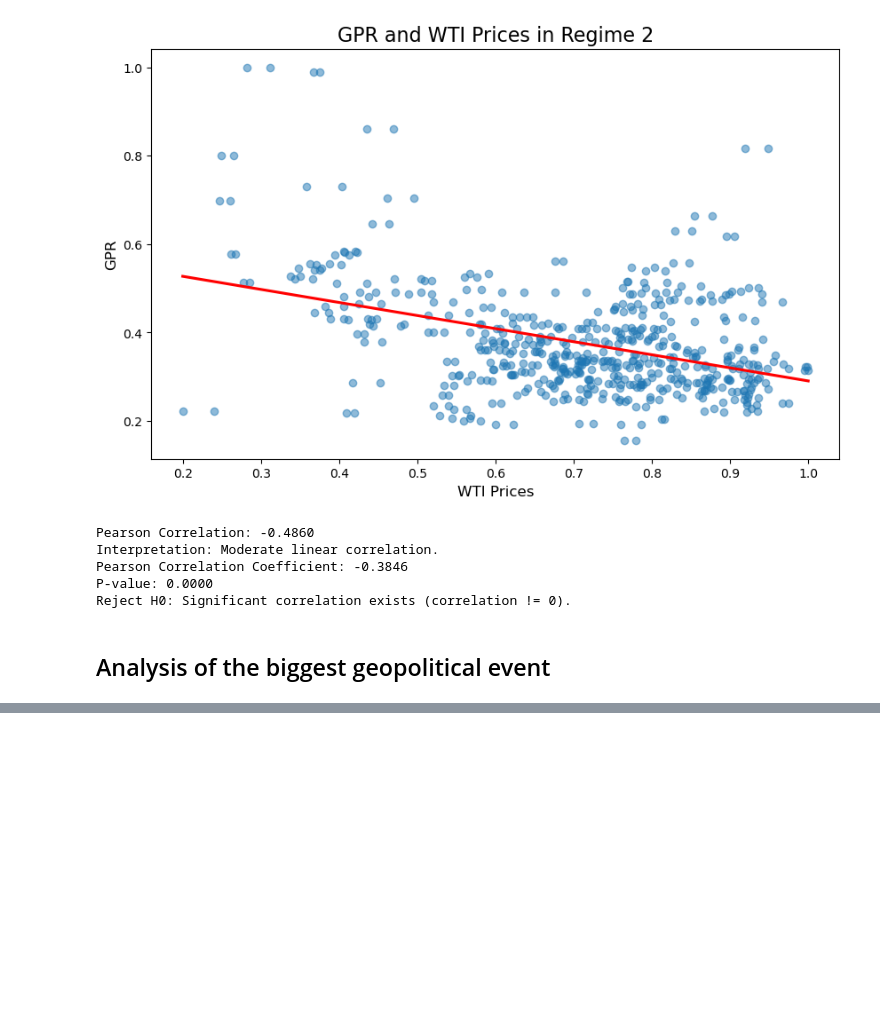
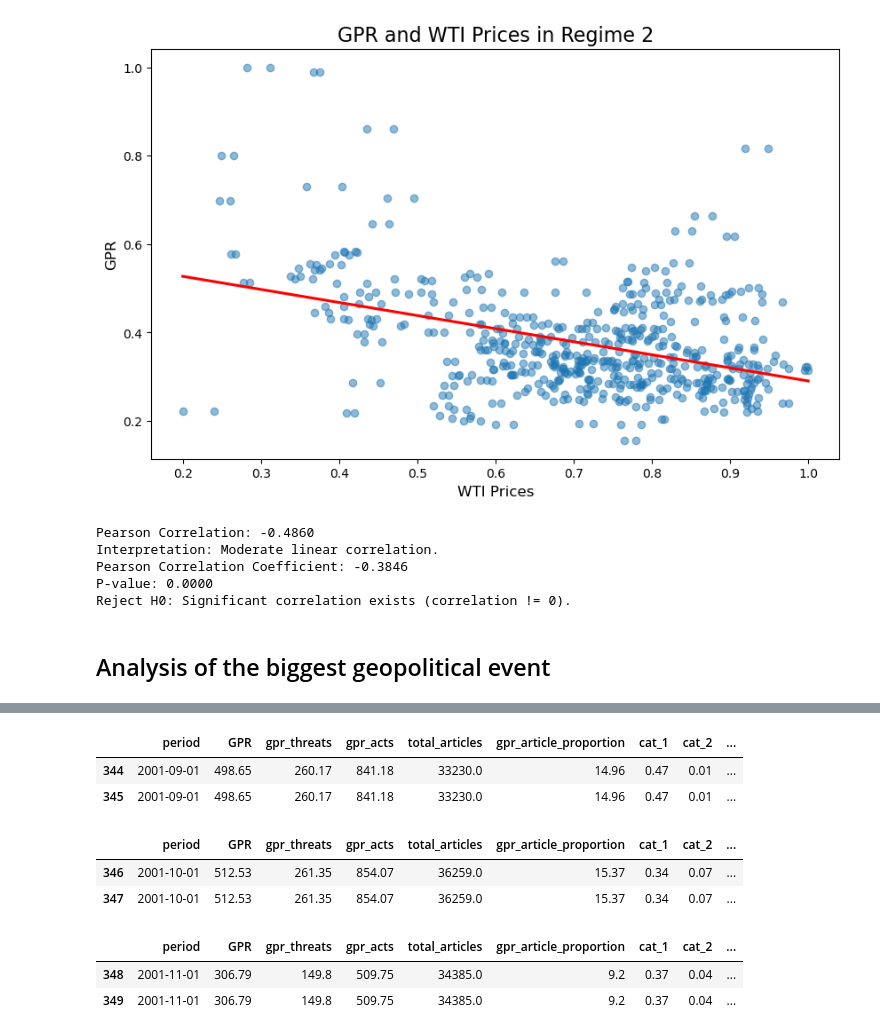
Before and after one commit to Sraavi1/data-wrangling-final-project, a Jupyter notebook: code/notebooks/02_data_analysis.ipynb, the cells around one changed output, grey strips where cells are left out. Cells and saved outputs as stored; diff of their text form; code cells hidden in the pictures; blank space fills up the shorter version.

```diff
--- a/code/notebooks/02_data_analysis.ipynb
+++ b/code/notebooks/02_data_analysis.ipynb
@@ -254 +271,19 @@ gpr_price_melted = gpr_price.melt(id_vars=gpr_price.columns.difference(['gpr_art
+# %%
+# oil prices before and after 9/11
+
+oil_sept_2001 = gpr_price[gpr_price['period'] == '2001-09-01']
+oil_oct_2001 = gpr_price[gpr_price['period'] == '2001-10-01']
+oil_nov_2001 = gpr_price[gpr_price['period'] == '2001-11-01']
+
+display(oil_sept_2001, oil_oct_2001, oil_nov_2001)
+# %% [output]
+|  | period | GPR | gpr_threats | gpr_acts | total_articles | gpr_article_proportion | cat_1 | cat_2 | ... |
+| 344 | 2001-09-01 | 498.65 | 260.17 | 841.18 | 33230.0 | 14.96 | 0.47 | 0.01 | ... |
+| 345 | 2001-09-01 | 498.65 | 260.17 | 841.18 | 33230.0 | 14.96 | 0.47 | 0.01 | ... |
+|  | period | GPR | gpr_threats | gpr_acts | total_articles | gpr_article_proportion | cat_1 | cat_2 | ... |
+| 346 | 2001-10-01 | 512.53 | 261.35 | 854.07 | 36259.0 | 15.37 | 0.34 | 0.07 | ... |
+| 347 | 2001-10-01 | 512.53 | 261.35 | 854.07 | 36259.0 | 15.37 | 0.34 | 0.07 | ... |
+|  | period | GPR | gpr_threats | gpr_acts | total_articles | gpr_article_proportion | cat_1 | cat_2 | ... |
+| 348 | 2001-11-01 | 306.79 | 149.8 | 509.75 | 34385.0 | 9.2 | 0.37 | 0.04 | ... |
+| 349 | 2001-11-01 | 306.79 | 149.8 | 509.75 | 34385.0 | 9.2 | 0.37 | 0.04 | ... |
 # %%
```
Also changed, not shown: parts of 10 cells of this notebook, 10 other files.
